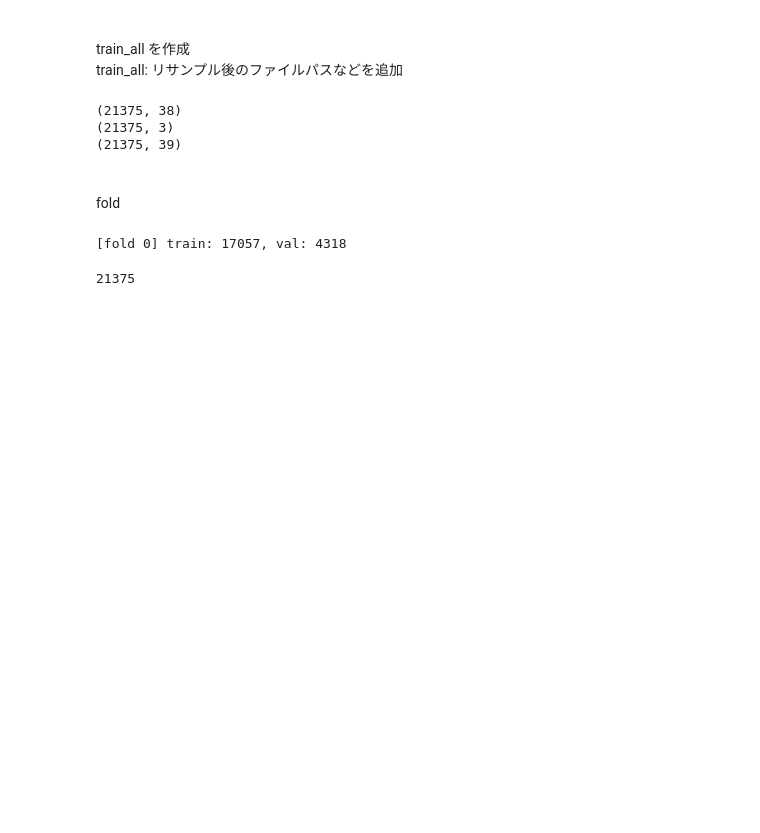
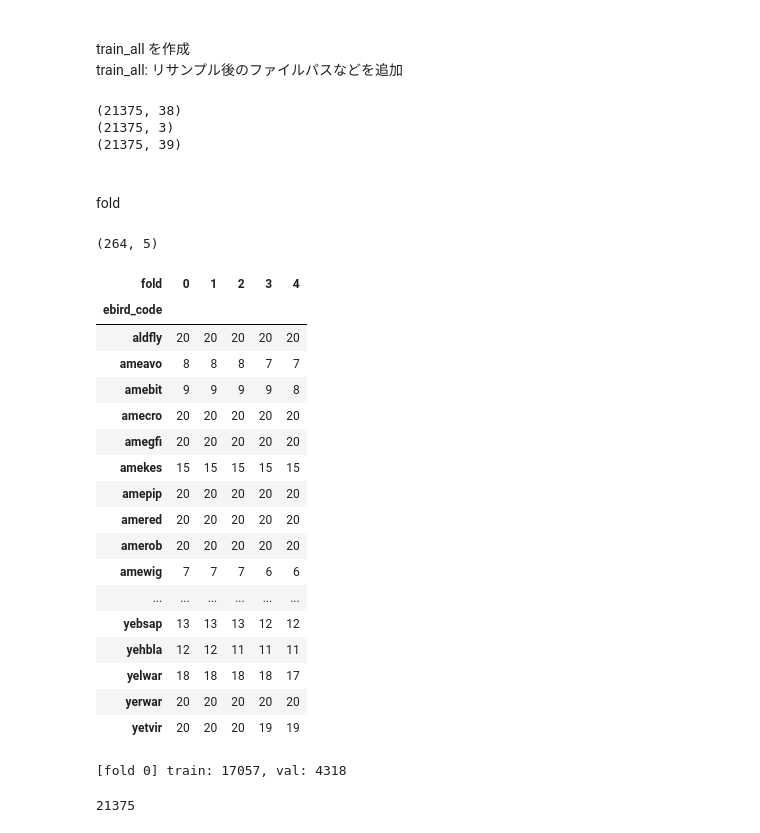
Before and after one commit to fkubota/kaggle-Cornell-Birdcall-Identification, a Jupyter notebook: nb/028_create_model_resnest.ipynb, the cells around one changed output. Drawn from its saved outputs; the diff is of its cells as text; code cells hidden in the pictures; blank space fills up the shorter version.

```diff
--- a/nb/028_create_model_resnest.ipynb
+++ b/nb/028_create_model_resnest.ipynb
@@ -1186,6 +1186,30 @@ skf = StratifiedKFold(**settings["split"]["params"])
 train_all["fold"] = -1
 for fold_id, (train_index, val_index) in enumerate(skf.split(train_all, train_all["ebird_code"])):
     train_all.iloc[val_index, -1] = fold_id
+# %%
+fold_proportion = pd.pivot_table(train_all, index="ebird_code", columns="fold", values="xc_id", aggfunc=len)
+print(fold_proportion.shape)
+fold_proportion
+# %% [output]
+(264, 5)
+| fold | 0 | 1 | 2 | 3 | 4 |
+| ebird_code |  |  |  |  |  |
+| aldfly | 20 | 20 | 20 | 20 | 20 |
+| ameavo | 8 | 8 | 8 | 7 | 7 |
+| amebit | 9 | 9 | 9 | 9 | 8 |
+| amecro | 20 | 20 | 20 | 20 | 20 |
+| amegfi | 20 | 20 | 20 | 20 | 20 |
+| amekes | 15 | 15 | 15 | 15 | 15 |
+| amepip | 20 | 20 | 20 | 20 | 20 |
+| amered | 20 | 20 | 20 | 20 | 20 |
+| amerob | 20 | 20 | 20 | 20 | 20 |
+| amewig | 7 | 7 | 7 | 6 | 6 |
+| ... | ... | ... | ... | ... | ... |
+| yebsap | 13 | 13 | 13 | 12 | 12 |
+| yehbla | 12 | 12 | 11 | 11 | 11 |
+| yelwar | 18 | 18 | 18 | 18 | 17 |
+| yerwar | 20 | 20 | 20 | 20 | 20 |
+| yetvir | 20 | 20 | 20 | 19 | 19 |
 # %%
 use_fold = settings["globals"]["use_fold"]
 idx_train = train_all['fold']!=use_fold
```
Also changed, not shown: 5 other files.
